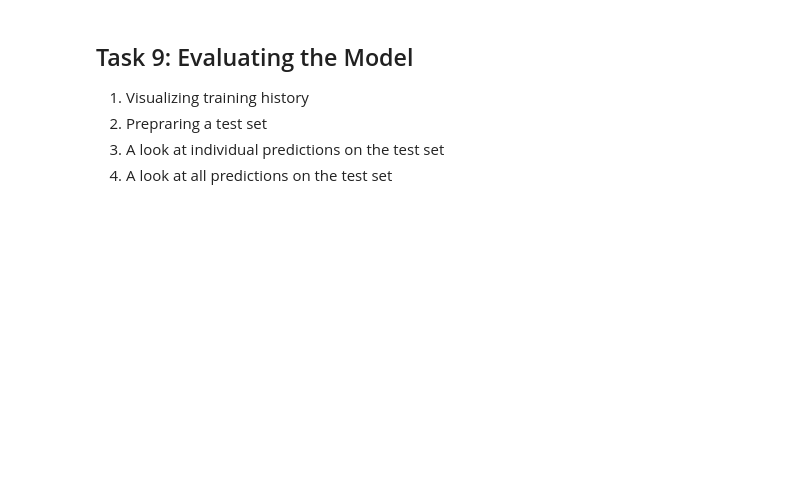
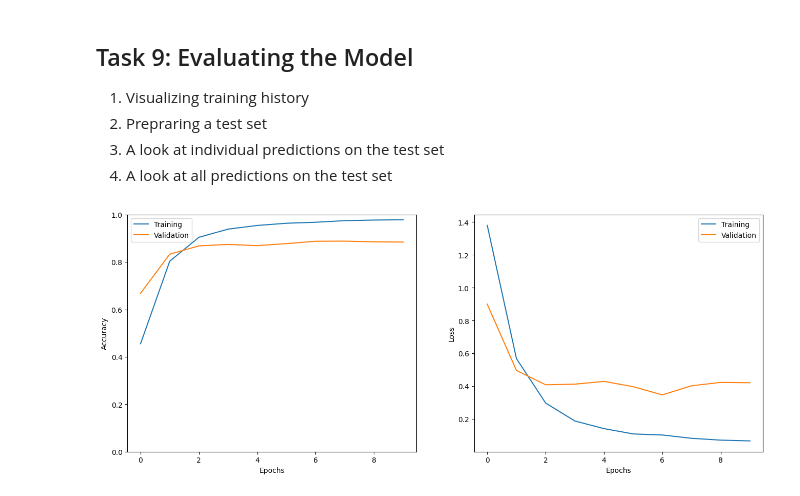
Before and after one commit to harshithgowdakc/-Tweet-Emotion-Recognition, a Jupyter notebook: Copy_of_Tweet_Emotion_Recognition_Learner.ipynb, the cells around one changed output. Cells and saved outputs as stored; diff of their text form; code cells hidden in the pictures; blank space fills up the shorter version.

Commit message:
data_modeling

```diff
--- a/Copy_of_Tweet_Emotion_Recognition_Learner.ipynb
+++ b/Copy_of_Tweet_Emotion_Recognition_Learner.ipynb
@@ -168,3 +218,5 @@ def get_sequences(tokenizer, tweets):
     sequences = tokenizer.texts_to_sequences(tweets)
     padded_sequences = pad_sequences(sequences, truncating='post', maxlen=50, padding='post')
     return padded_sequences
+# %%
+padded_train_sequences = get_sequences(tokenizer, tweets)
@@ -176,3 +256,6 @@ def get_sequences(tokenizer, tweets):
+# %%
+# Instead of a lambda function proposed in the guided project, we just need to convert from a list to a numpy array
+train_labels = np.array(labels)
 # %% [markdown]
 ## Task 7: Creating the Model
 
@@ -183,3 +301,7 @@ def get_sequences(tokenizer, tweets):
 
 1. Preparing a validation set
 2. Training the model
+# %%
+val_tweets, val_labels = get_tweets(val)
+val_sequences = get_sequences(tokenizer, val_tweets)
+val_labels = np.array(val_labels)
@@ -185,0 +312,9 @@ def get_sequences(tokenizer, tweets):
+# %%
+h = model.fit(
+    padded_train_sequences, train_labels,
+    validation_data=(val_sequences, val_labels),
+    epochs=20,
+    callbacks=[
+        tf.keras.callbacks.EarlyStopping(monitor='val_accuracy', patience=2)
+    ]
+)
@@ -190,3 +346,27 @@ def get_sequences(tokenizer, tweets):
 2. Prepraring a test set
 3. A look at individual predictions on the test set
 4. A look at all predictions on the test set
+# %%
+def show_history(h):
+    epochs_trained = len(h.history['loss'])
+    plt.figure(figsize=(16, 6))
+
+    plt.subplot(1, 2, 1)
+    plt.plot(range(0, epochs_trained), h.history.get('accuracy'), label='Training')
+    plt.plot(range(0, epochs_trained), h.history.get('val_accuracy'), label='Validation')
+    plt.ylim([0., 1.])
+    plt.xlabel('Epochs')
+    plt.ylabel('Accuracy')
+    plt.legend()
+
+    plt.subplot(1, 2, 2)
+    plt.plot(range(0, epochs_trained), h.history.get('loss'), label='Training')
+    plt.plot(range(0, epochs_trained), h.history.get('val_loss'), label='Validation')
+    plt.xlabel('Epochs')
+    plt.ylabel('Loss')
+    plt.legend()
+    plt.show()
+
+show_history(h)
+# %% [output]
+[figure, added]
```
Also changed, not shown: parts of 15 cells of this notebook.
